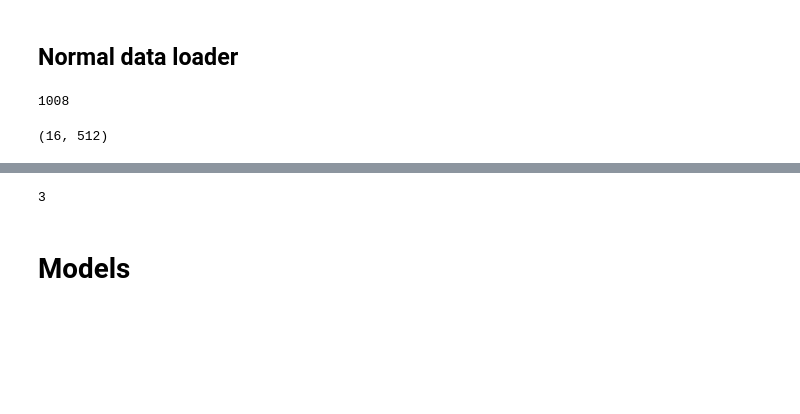
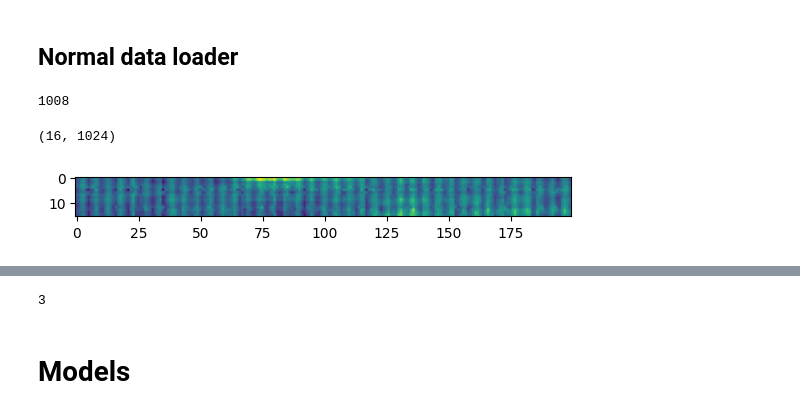
Before and after one commit to kapipapi/RoboticArmMotorImaginary, a Jupyter notebook: notebooks/Models.ipynb, the cells around one changed output, grey strips where cells are left out. Cells and saved outputs as stored; diff of their text form; code cells hidden in the pictures; blank space fills up the shorter version.

```diff
--- a/notebooks/Models.ipynb
+++ b/notebooks/Models.ipynb
@@ -10,18 +10,22 @@ from torchvision.transforms import Compose
 from torch.utils.data import random_split
 from torch.utils.data import DataLoader
 
-torch.manual_seed(42)
+torch.manual_seed(882096886)
 
 pp = EEGDataProcessor()
 
-pp.DOWNSAMPLED_FREQ = 128
+pp.HIGH_PASS_BOTTOM = 3    # [Hz]
+pp.HIGH_PASS_TOP = 5       # [Hz]
+
+pp.LOW_PASS_BOTTOM = 35    # [Hz]
+pp.LOW_PASS_TOP = 40       # [Hz]
 
 transforms = Compose([
-  pp.correct_offset,
-  pp.amplitude_conversion,
-  pp.filter,
-  pp.downsample,
-  pp.normalize
+    pp.correct_offset,
+    pp.amplitude_conversion,
+    pp.filter,
+    pp.downsample,
+    pp.normalize
 ])
 
 dataset = EEGDataset("../dataset/pawel_splited", transforms, n_classes=3)
@@ -35,7 +39,16 @@ val_loader = DataLoader(validation_set, batch_size=32, num_workers=4)
 len(dataset)
 # %% [output]
 1008
-# %%
-dataset.__getitem__(3)[0].shape
-# %% [output]
-(16, 512)
+# %%
+x = dataset.__getitem__(7)[0]
+# %%
+x.shape
+# %% [output]
+(16, 1024)
+# %%
+import matplotlib.pyplot as plt
+
+plt.imshow(x[:, 200:400])
+plt.show()
+# %% [output]
+[figure, added]
```
Also changed, not shown: parts of 3 cells of this notebook, 1 other file.
